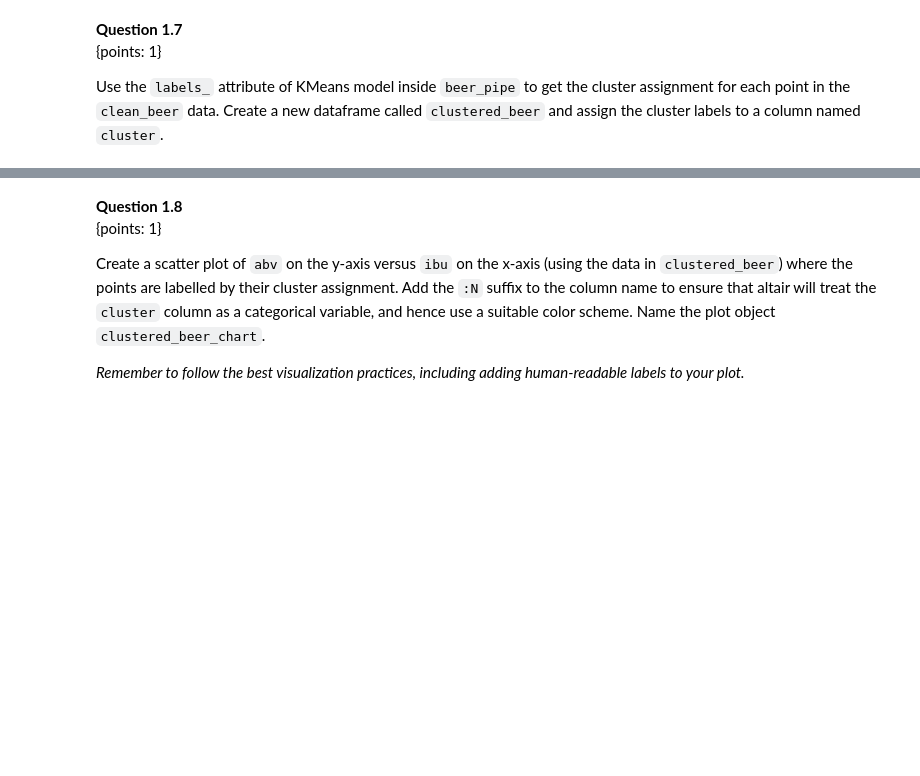
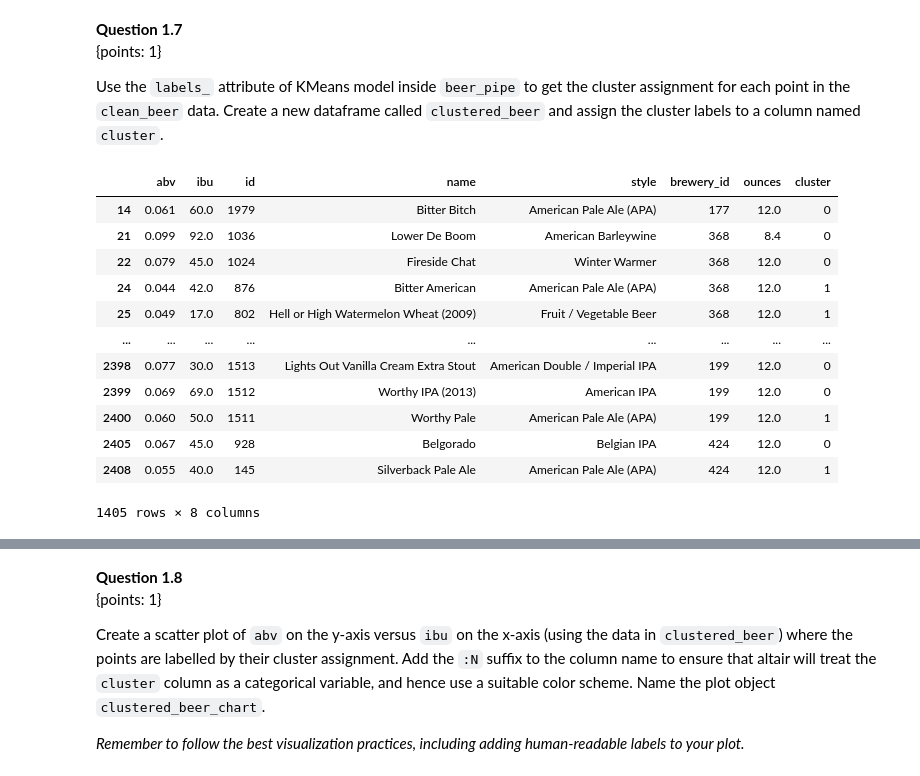
Before and after one commit to kshim99/DS-Modelling-Practice, a Jupyter notebook: data-science-a-first-intro-python-worksheets-main/py_worksheet_clustering/py_worksheet_clustering.ipynb, the cells around one changed output, grey strips where cells are left out. Drawn from its saved outputs; the diff is of its cells as text; code cells hidden in the pictures; blank space fills up the shorter version.

Commit message:
Clustering Exercise complete

```diff
--- a/data-science-a-first-intro-python-worksheets-main/py_worksheet_clustering/py_worksheet_clustering.ipynb
+++ b/data-science-a-first-intro-python-worksheets-main/py_worksheet_clustering/py_worksheet_clustering.ipynb
@@ -193,3 +216,8 @@ clean_beer
+# %%
+
+# your code here
+clean_beer = beer.dropna(subset=['ibu', 'abv'])
+clean_beer.drop(columns=['Unnamed: 0']) # again, shape test doesnt pass with or without this column even on Binder
 # %%
 from hashlib import sha1
 assert sha1(str(type(clean_beer is None)).encode("utf-8")+b"08d2531c1401e392").hexdigest() == "625fd63ce3fc932e31ffc8ed5ad4956cd68bfe74", "type of clean_beer is None is not bool. clean_beer is None should be a bool"
@@ -265,5 +297,9 @@ Let's setup that scaling now. Use `make_column_transformer` to specify that we w
 # )
 
 # your code here
-raise NotImplementedError
+beer_preprocessor = make_column_transformer(
+    (StandardScaler(), ['ibu','abv']),
+    remainder='drop',
+    verbose_feature_names_out=False,
+)
 beer_preprocessor
@@ -291,8 +333,7 @@ The next step in our clustering workflow is to create a model that specifies how
 # ___.fit(___)
 
 # your code here
-raise NotImplementedError
-beer_cluster_k2
+beer_cluster_k2 = KMeans(n_clusters=2, random_state=1234)
 # %%
 from hashlib import sha1
 assert sha1(str(type(type(beer_cluster_k2))).encode("utf-8")+b"7380a391f7f9cb02").hexdigest() == "c421e2dfd009f9d841f50d311e812740d2afc5f1", "type of type(beer_cluster_k2) is not correct"
@@ -311,7 +354,7 @@ Combine the preprocessor and model specification into a pipeline, and fit the pi
 *Assign your model to an object named beer_pipe.*
 # %%
 # your code here
-raise NotImplementedError
+beer_pipe = make_pipeline(beer_preprocessor, beer_cluster_k2).fit(clean_beer)
 # %%
 from hashlib import sha1
 assert sha1(str(type(beer_pipe is None)).encode("utf-8")+b"3b82488c04dfc8c1").hexdigest() == "93df9150b6c001fce75aa536ede84f2e41f4970d", "type of beer_pipe is None is not bool. beer_pipe is None should be a bool"
@@ -332,11 +377,28 @@ Use the `labels_` attribute of KMeans model inside `beer_pipe` to get the cluste
 # %%
 # ___ = ___.assign(
 #     cluster=___[1].___  # The KMeans model is in the second position of the pipeline
 # )
 
 # your code here
-raise NotImplementedError
+clustered_beer = clean_beer.assign(
+    cluster=beer_pipe[1].labels_
+)
+clustered_beer = clustered_beer.drop(columns=['Unnamed: 0']) # random redundant column, need to remove to pass test cases
 clustered_beer
+# %% [output]
+|  | abv | ibu | id | name | style | brewery_id | ounces | cluster |
+| 14 | 0.061 | 60.0 | 1979 | Bitter Bitch | American Pale Ale (APA) | 177 | 12.0 | 0 |
+| 21 | 0.099 | 92.0 | 1036 | Lower De Boom | American Barleywine | 368 | 8.4 | 0 |
+| 22 | 0.079 | 45.0 | 1024 | Fireside Chat | Winter Warmer | 368 | 12.0 | 0 |
+| 24 | 0.044 | 42.0 | 876 | Bitter American | American Pale Ale (APA) | 368 | 12.0 | 1 |
+| 25 | 0.049 | 17.0 | 802 | Hell or High Watermelon Wheat (2009) | Fruit / Vegetable Beer | 368 | 12.0 | 1 |
+| ... | ... | ... | ... | ... | ... | ... | ... | ... |
+| 2398 | 0.077 | 30.0 | 1513 | Lights Out Vanilla Cream Extra Stout | American Double / Imperial IPA | 199 | 12.0 | 0 |
+| 2399 | 0.069 | 69.0 | 1512 | Worthy IPA (2013) | American IPA | 199 | 12.0 | 0 |
+| 2400 | 0.060 | 50.0 | 1511 | Worthy Pale | American Pale Ale (APA) | 199 | 12.0 | 1 |
+| 2405 | 0.067 | 45.0 | 928 | Belgorado | Belgian IPA | 424 | 12.0 | 0 |
+| 2408 | 0.055 | 40.0 | 145 | Silverback Pale Ale | American Pale Ale (APA) | 424 | 12.0 | 1 |
+1405 rows × 8 columns
 # %%
 from hashlib import sha1
 assert sha1(str(type("abv" in clustered_beer.columns)).encode("utf-8")+b"909a74265ac584b8").hexdigest() == "40f496d5c3fd191c1fb87c9f7150bc7a0940c689", "type of \"abv\" in clustered_beer.columns is not bool. \"abv\" in clustered_beer.columns should be a bool"
```
Also changed, not shown: parts of 46 cells of this notebook.
